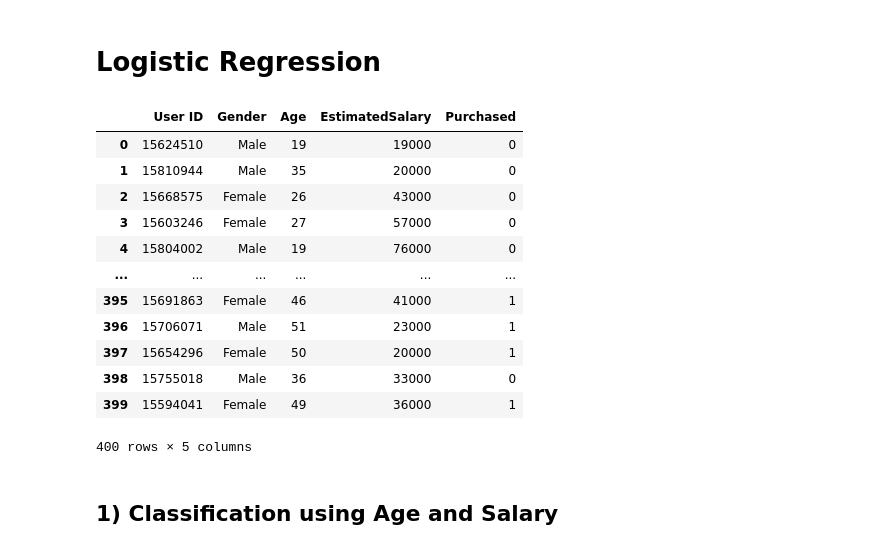
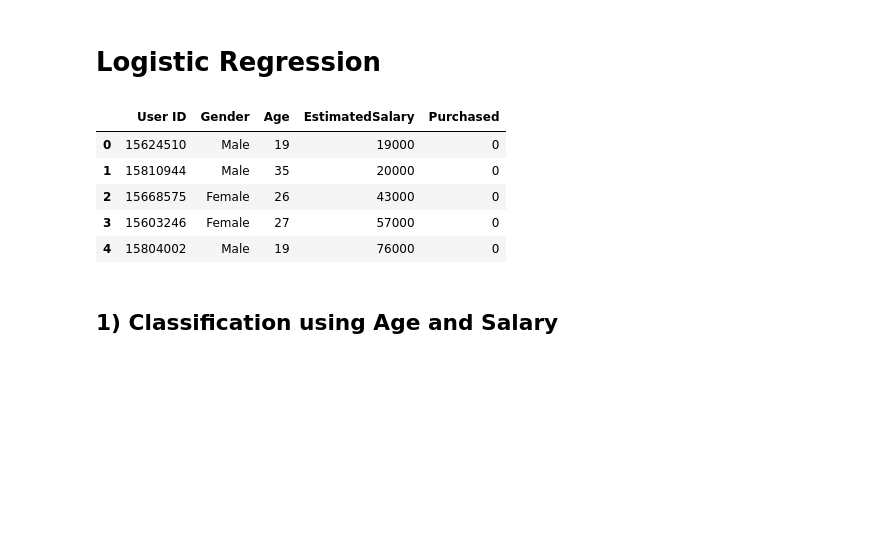
Before and after one commit to Bhavartha/Machine-Learning-A-Z, a Jupyter notebook: Part 3 - Classification/Section 14 - Logistic Regression/Logistic Regression.ipynb, the cells around one changed output. Saved outputs shown, nothing was run; the diff lists cells and outputs as text; code cells hidden in the pictures; blank space fills up the shorter version.

```diff
--- a/Part 3 - Classification/Section 14 - Logistic Regression/Logistic Regression.ipynb
+++ b/Part 3 - Classification/Section 14 - Logistic Regression/Logistic Regression.ipynb
@@ -10,21 +10,14 @@ plt.rcParams["figure.figsize"] = (16,8)
 # %%
 # Importing the dataset
 dataset=pd.read_csv('Social_Network_Ads.csv')
-dataset
+dataset.head()
 # %% [output]
 |  | User ID | Gender | Age | EstimatedSalary | Purchased |
 | 0 | 15624510 | Male | 19 | 19000 | 0 |
 | 1 | 15810944 | Male | 35 | 20000 | 0 |
 | 2 | 15668575 | Female | 26 | 43000 | 0 |
 | 3 | 15603246 | Female | 27 | 57000 | 0 |
 | 4 | 15804002 | Male | 19 | 76000 | 0 |
-| ... | ... | ... | ... | ... | ... |
-| 395 | 15691863 | Female | 46 | 41000 | 1 |
-| 396 | 15706071 | Male | 51 | 23000 | 1 |
-| 397 | 15654296 | Female | 50 | 20000 | 1 |
-| 398 | 15755018 | Male | 36 | 33000 | 0 |
-| 399 | 15594041 | Female | 49 | 36000 | 1 |
-400 rows × 5 columns
 # %% [markdown]
 ## 1) Classification using Age and Salary ##
 # %%
```
Also changed, not shown: 3 other files.
